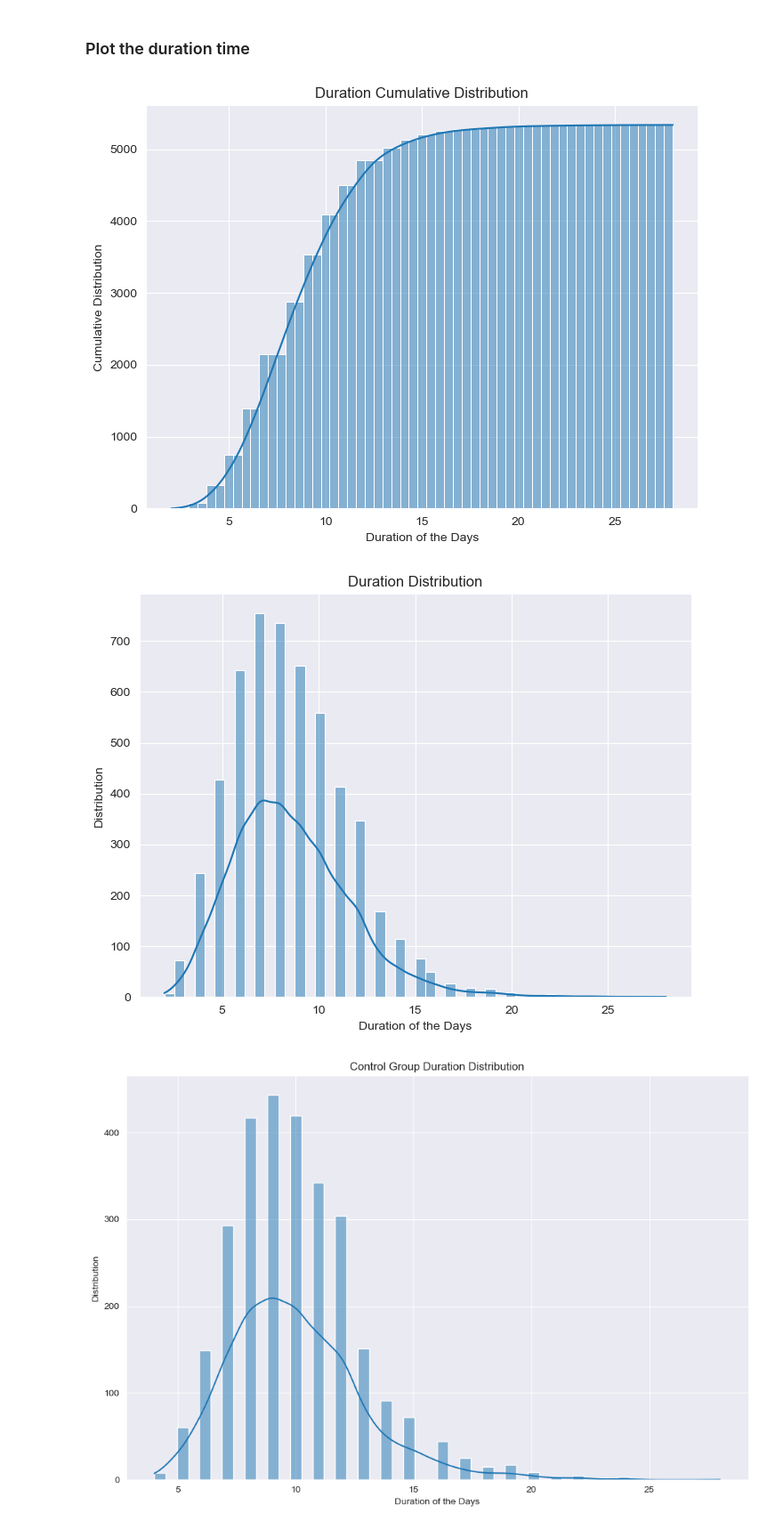
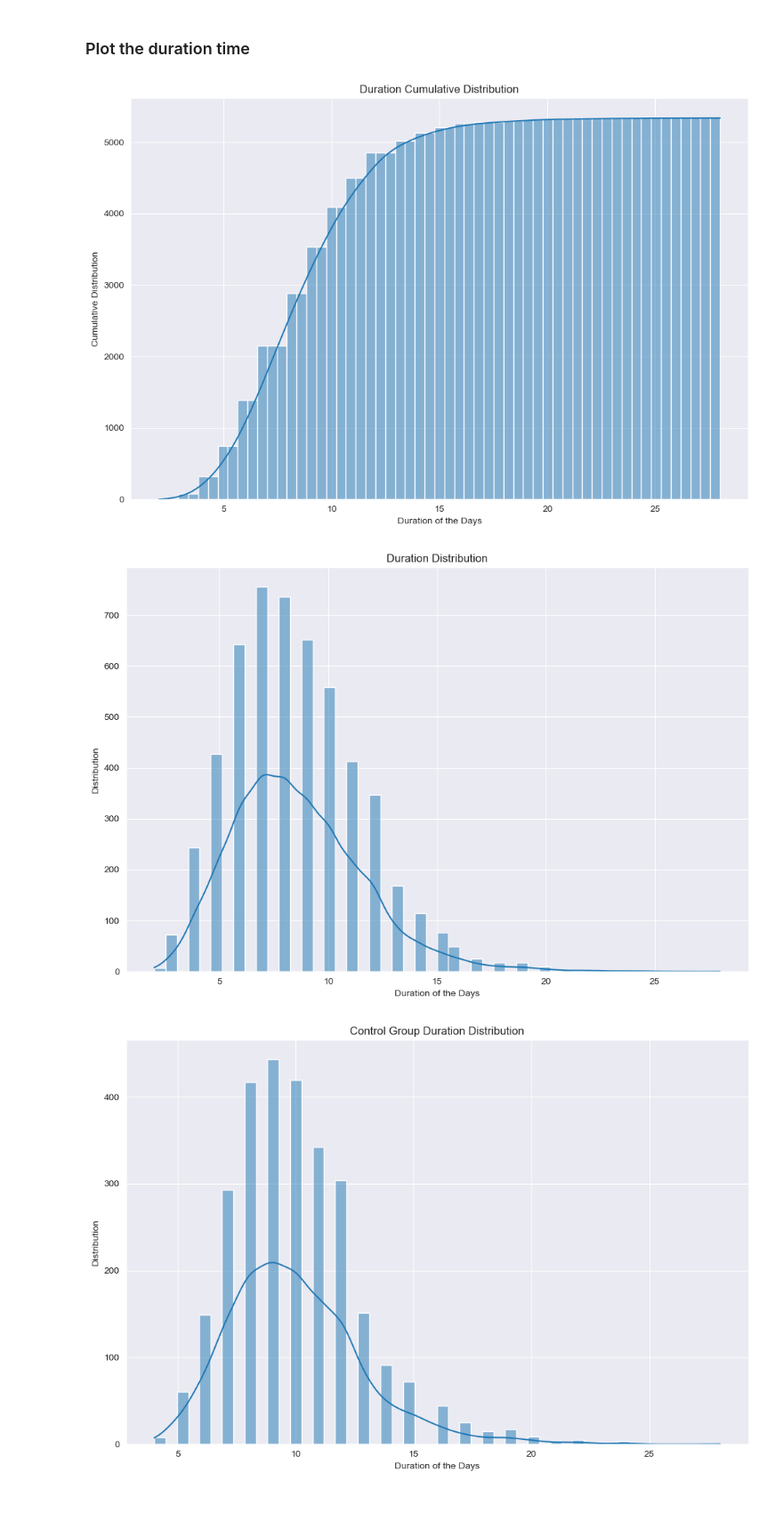
Before and after one commit to ArthurXia1031/Data_Science_Project, a Jupyter notebook: ab_test_analysis/ab_instacart/instacart_solution.ipynb, the cells around one changed output. Shown: that part at 89% size. Drawn from its saved outputs; the diff is of its cells as text; code cells hidden in the pictures; blank space fills up the shorter version.

```diff
--- a/ab_test_analysis/ab_instacart/instacart_solution.ipynb
+++ b/ab_test_analysis/ab_instacart/instacart_solution.ipynb
@@ -318,25 +318,25 @@ df_transpose
 # %%
 # What's the distribution of the duration of the days between application_date to first_batch_completed_date
 
-plt.figure(figsize=(8, 6), dpi=100)
+plt.figure(figsize=(12, 8), dpi=100)
 duration = (df_transpose['first_batch_completed_date'] - df_transpose['application_date'])
 
 sns.histplot(duration[duration.notna()].dt.days,
              kde=True,
              cumulative=True
              )
 
 plt.xlabel('Duration of the Days')
 plt.ylabel('Cumulative Distribution')
 plt.title('Duration Cumulative Distribution')
 
 plt.show()
 # %% [output]
-[figure, old version]
+[figure, new version]
 # %%
 # Plot the duration histogram
 
-plt.figure(figsize=(8, 6), dpi=100)
+plt.figure(figsize=(12, 8), dpi=100)
 sns.histplot(duration[duration.notna()].dt.days,
              kde=True,
              cumulative=False,
@@ -349,7 +349,7 @@ plt.title('Duration Distribution')
 
 plt.show()
 # %% [output]
-[figure, old version]
+[figure, new version]
 # %%
 # Plot the duration histogram of control group
 duration_control = (df_transpose[df_transpose.group == 'control']['first_batch_completed_date'] -
```
Also changed, not shown: parts of 5 cells of this notebook, 1 other file.
